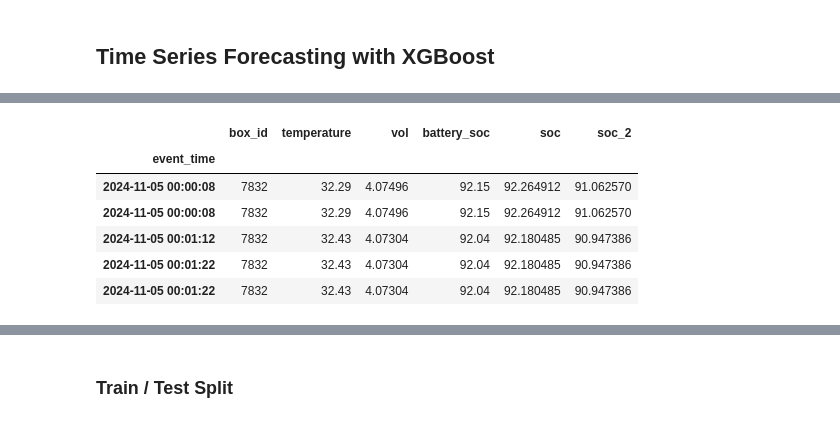
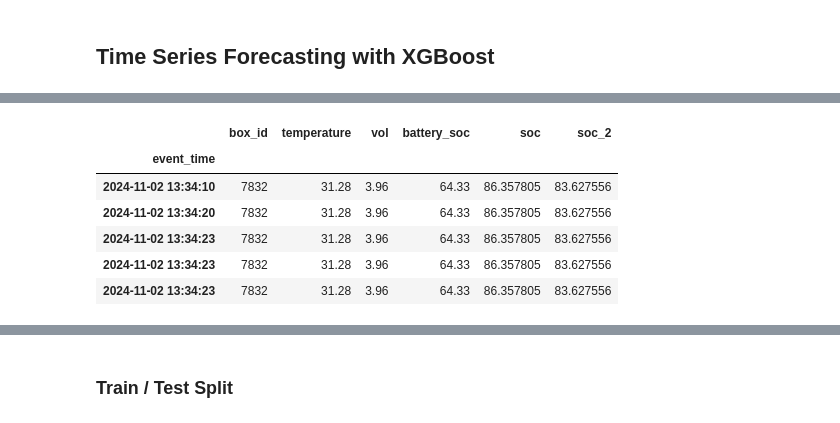
Before and after one commit to aenodehi/Time_Series_Track, a Jupyter notebook: TimeSeriesTrack_XGB.ipynb, the cells around one changed output, grey strips where cells are left out. Drawn from its saved outputs; the diff is of its cells as text; code cells hidden in the pictures.

```diff
--- a/TimeSeriesTrack_XGB.ipynb
+++ b/TimeSeriesTrack_XGB.ipynb
@@ -5,7 +5,7 @@ import pandas as pd
 from pathlib import Path
 import matplotlib.pyplot as plt
 # %%
-df = pd.read_csv('./data/events_last_month_202411050944.csv')
-df.head()
+df_0 = pd.read_csv('./data/7832_battery.csv')
+df_0.head()
 # %% [output]
 |  | v_bat | battery_soc | temperature | box_id | event_time |
@@ -73,11 +73,11 @@ def normalize(voltage):
 max_vol = 4.2
 min_vol = 3
 
-df_7832 = (df_7832
+df = (df_0
       .assign(vol=lambda x: x['v_bat'].apply(calculate_vol))
       .assign(Vnormalized=lambda x: x['vol'].apply(normalize))
       .assign(soc=lambda x: x['Vnormalized'].apply(calculate_soc))
       .assign(soc_2=lambda x: x['Vnormalized'].apply(calculate_soc_2)))
-df_7832.head()
+df.head()
 # %% [output]
 |  | v_bat | battery_soc | temperature | box_id | event_time | vol | Vnormalized | soc | soc_2 |
@@ -88,0 +102,3 @@ df_7832.head()
+# %%
+df = df.set_index('event_time')
+df.head()
@@ -89 +113,3 @@ df_7832.head()
+# %%
+df = df[['box_id', 'temperature', 'vol', 'battery_soc', 'soc', 'soc_2']]
 # %%
@@ -121,13 +135,13 @@ df_7832.head()
 # %%
-df_7832.index = pd.to_datetime(df_7832.index)
-# df_7832.sort_values('event_time', ascending=)
-df_7832.sort_index(inplace=True)
-df_7832.head()
+df.index = pd.to_datetime(df.index)
+# df.sort_values('event_time', ascending=True)
+df.sort_index(inplace=True)
+df.head()
 # %% [output]
 |  | box_id | temperature | vol | battery_soc | soc | soc_2 |
 | event_time |  |  |  |  |  |  |
-| 2024-11-05 00:00:08 | 7832 | 32.29 | 4.07496 | 92.15 | 92.264912 | 91.062570 |
-| 2024-11-05 00:00:08 | 7832 | 32.29 | 4.07496 | 92.15 | 92.264912 | 91.062570 |
-| 2024-11-05 00:01:12 | 7832 | 32.43 | 4.07304 | 92.04 | 92.180485 | 90.947386 |
-| 2024-11-05 00:01:22 | 7832 | 32.43 | 4.07304 | 92.04 | 92.180485 | 90.947386 |
-| 2024-11-05 00:01:22 | 7832 | 32.43 | 4.07304 | 92.04 | 92.180485 | 90.947386 |
+| 2024-11-02 13:34:10 | 7832 | 31.28 | 3.96 | 64.33 | 86.357805 | 83.627556 |
+| 2024-11-02 13:34:20 | 7832 | 31.28 | 3.96 | 64.33 | 86.357805 | 83.627556 |
+| 2024-11-02 13:34:23 | 7832 | 31.28 | 3.96 | 64.33 | 86.357805 | 83.627556 |
+| 2024-11-02 13:34:23 | 7832 | 31.28 | 3.96 | 64.33 | 86.357805 | 83.627556 |
+| 2024-11-02 13:34:23 | 7832 | 31.28 | 3.96 | 64.33 | 86.357805 | 83.627556 |
```
Also changed, not shown: parts of 48 cells of this notebook, 28 other files.
